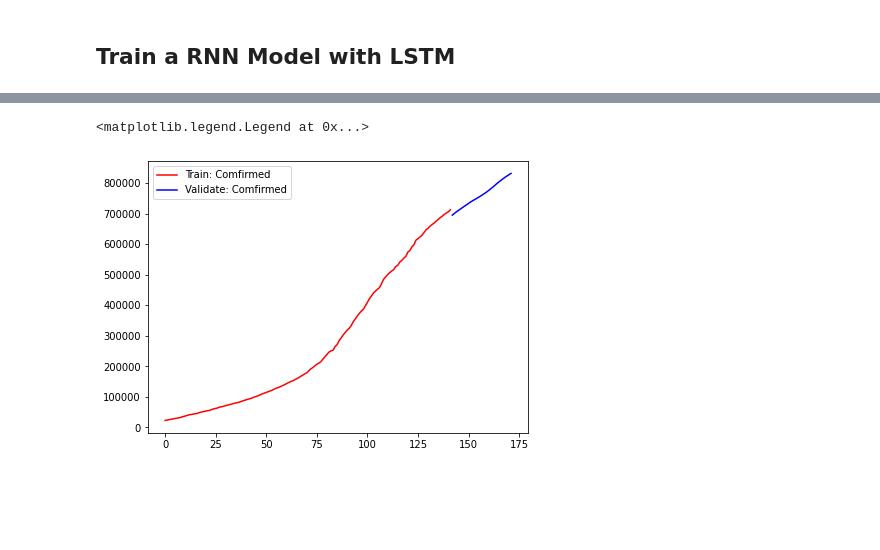
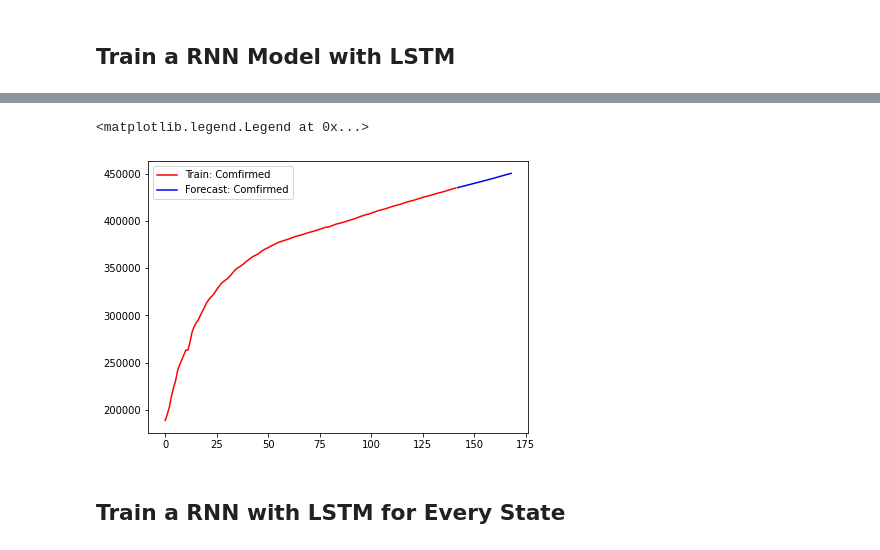
Before and after one commit to JackZhao98/COVID19-Prediction, a Jupyter notebook: notebook.ipynb, the cells around one changed output, grey strips where cells are left out. Cells and saved outputs as stored; diff of their text form; code cells hidden in the pictures; blank space fills up the shorter version.

```diff
--- a/notebook.ipynb
+++ b/notebook.ipynb
@@ -194,4 +179,4 @@ _________________________________________________________________
 # %%
 model.compile(optimizer='adam', loss = 'mean_squared_error')
-model.fit(X_train, y_train, epochs=100, batch_size=32)
+model.fit(X_train, y_train, epochs=100, batch_size=32, verbose=0)
 # %% [output]
@@ -216,6 +184,4 @@ Epoch 100/100
 # %%
-previous_days = state_train_data['California'].tail(window_size+forcast_day)
-df = previous_days
+previous_days = state_train_data[current_state].tail(window_size+forecast_day)
 # %%
-inputs = np.array(df)
-inputs.shape
+inputs = np.array(previous_days)
@@ -299,5 +214,5 @@ state_scaler['California'].scale_, state_scaler['California'].mean_
 # %%
-y_result = np.array(y_result) * state_scaler['California'].scale_[0] + state_scaler['California'].mean_[0]
+y_result = np.array(y_result) * state_scaler[current_state].scale_[0] + state_scaler[current_state].mean_[0]
 # %%
 y_result
 # %% [output]
@@ -312,13 +226,15 @@ array([695299.01816807, 700797.79950119, 705876.04782413, 710681.47968589,
 # %%
-num_state_train = states_data['California'].shape[0]
-validate_range = np.arange(num_state_train, num_state_train+forcast_day)
+num_state_train = states_data[current_state].shape[0]
+validate_range = np.arange(num_state_train, num_state_train+forecast_day)
 
 plt.figure(figsize=(15, 5))
 plt.subplot(1,2,1)
 plt.yscale('linear')
-plt.plot(np.arange(num_state_train), states_data['California']['Confirmed']* state_scaler['California'].scale_[0] + state_scaler['California'].mean_[0], color='red', label='Train: Comfirmed')
-plt.plot(validate_range, y_result, color='blue', label='Validate: Comfirmed')
+plt.plot(np.arange(num_state_train), states_data[current_state]['Confirmed']* state_scaler[current_state].scale_[0] + state_scaler[current_state].mean_[0], color='red', label='Train: Comfirmed')
+plt.plot(validate_range, y_result, color='blue', label='Forecast: Comfirmed')
 plt.legend(loc='best')
 # %% [output]
 <matplotlib.legend.Legend at 0x...>
-[figure, old version]
+[figure, new version]
+# %% [markdown]
+## Train a RNN with LSTM for Every State
```
Also changed, not shown: parts of 14 cells of this notebook.
